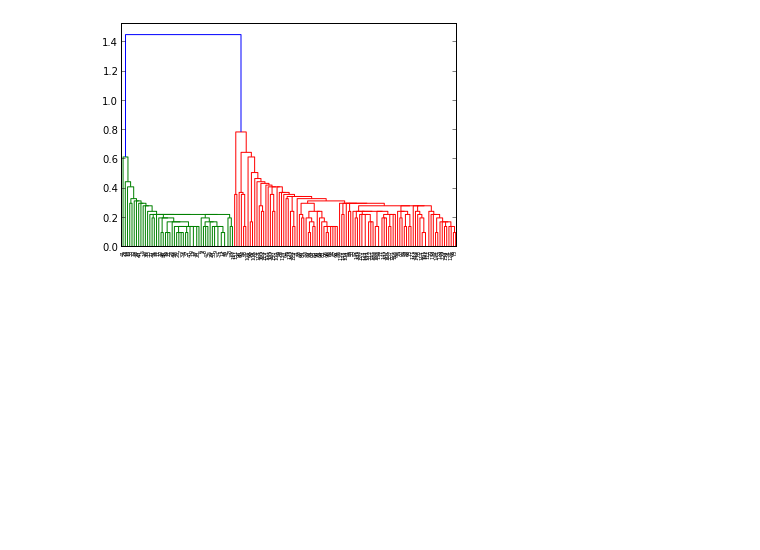
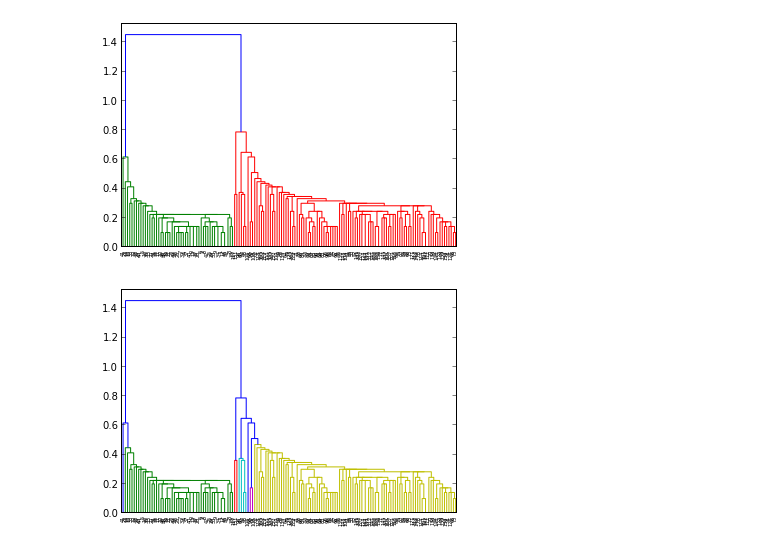
Before and after one commit to pmagwene/Bio723, a Jupyter notebook: workbook-2012/hands-on9/handson9.ipynb, the cells around one changed output. Drawn from its saved outputs; the diff is of its cells as text; code cells hidden in the pictures; blank space fills up the shorter version.

```diff
--- a/workbook-2012/hands-on9/handson9.ipynb
+++ b/workbook-2012/hands-on9/handson9.ipynb
@@ -8,2 +10,3 @@ iris.shape
 # %%
 import scipy.spatial.distance as dist
+d = dist.pdist(iris, 'euclidean')
@@ -19,8 +21,13 @@ Z.shape
 # %%
 import scipy.cluster.hierarchy as hier
 # %%
-ilink = hier.linkage(Z)
+ilink = hier.linkage(d)
 # %%
 dendro = hier.dendrogram(ilink)
 # %% [output]
 [figure]
+# %%
+dendro = hier.dendrogram(ilink, color_threshold=0.5)
+# colors the subtrees at a different threshold
+# %% [output]
+[figure, added]
```
Also changed, not shown: parts of 6 cells of this notebook, 5 other files.
